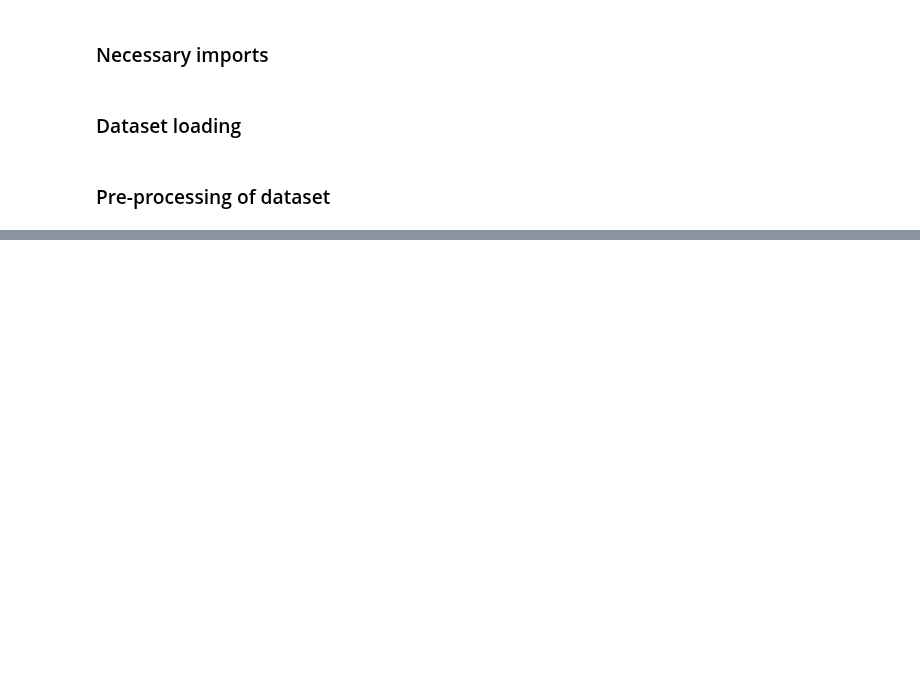
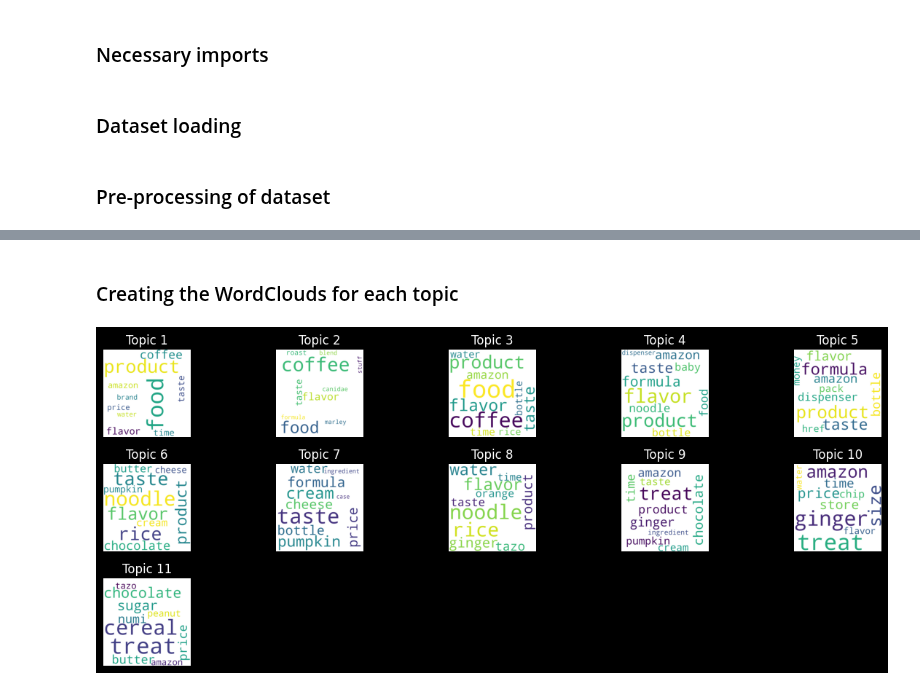
Before and after one commit to lorenzobotto/esercizi-tln, a Jupyter notebook: ex5/exercise_5.ipynb, the cells around one changed output, grey strips where cells are left out. Drawn from its saved outputs; the diff is of its cells as text; code cells hidden in the pictures; blank space fills up the shorter version.

```diff
--- a/ex5/exercise_5.ipynb
+++ b/ex5/exercise_5.ipynb
@@ -192,0 +238,28 @@ AttributeError: 'dict' object has no attribute 'params'
+# %% [markdown]
+### Creating the WordClouds for each topic
+# %%
+import numpy as np
+
+best_lsi_model = LsiModel(corpus=corpus, id2word=id2word, num_topics=best_n, random_seed=42)
+
+plt.rcParams["figure.figsize"] = [12, 8]
+plt.rcParams["figure.autolayout"] = True
+
+for i in range(best_n):
+    words = best_lsi_model.show_topics()[i][1].split('+')
+    top_terms_key = {}
+    for term in words:
+        word = term.split('*')[1].replace('"', '')
+        freq = abs(float(term.split('*')[0]))
+        top_terms_key[word] = float(freq)
+
+    norm_1 = np.abs([val for val in top_terms_key.values()]).sum(axis=0)
+    normalized_top_terms_key = {key:top_terms_key[key]/norm_1 for key in top_terms_key.keys()}
+
+    wc = WordCloud(background_color="white",width=1000,height=1000, max_words=10,relative_scaling=0.5,normalize_plurals=False).generate_from_frequencies(normalized_top_terms_key)
+    plt.subplot(int(best_n / 2), int(best_n / 2), i+1)
+    plt.title(f"Topic {i+1}")
+    plt.axis('off')
+    plt.imshow(wc)
+# %% [output]
+[figure, added]
```
Also changed, not shown: parts of 26 cells of this notebook.
